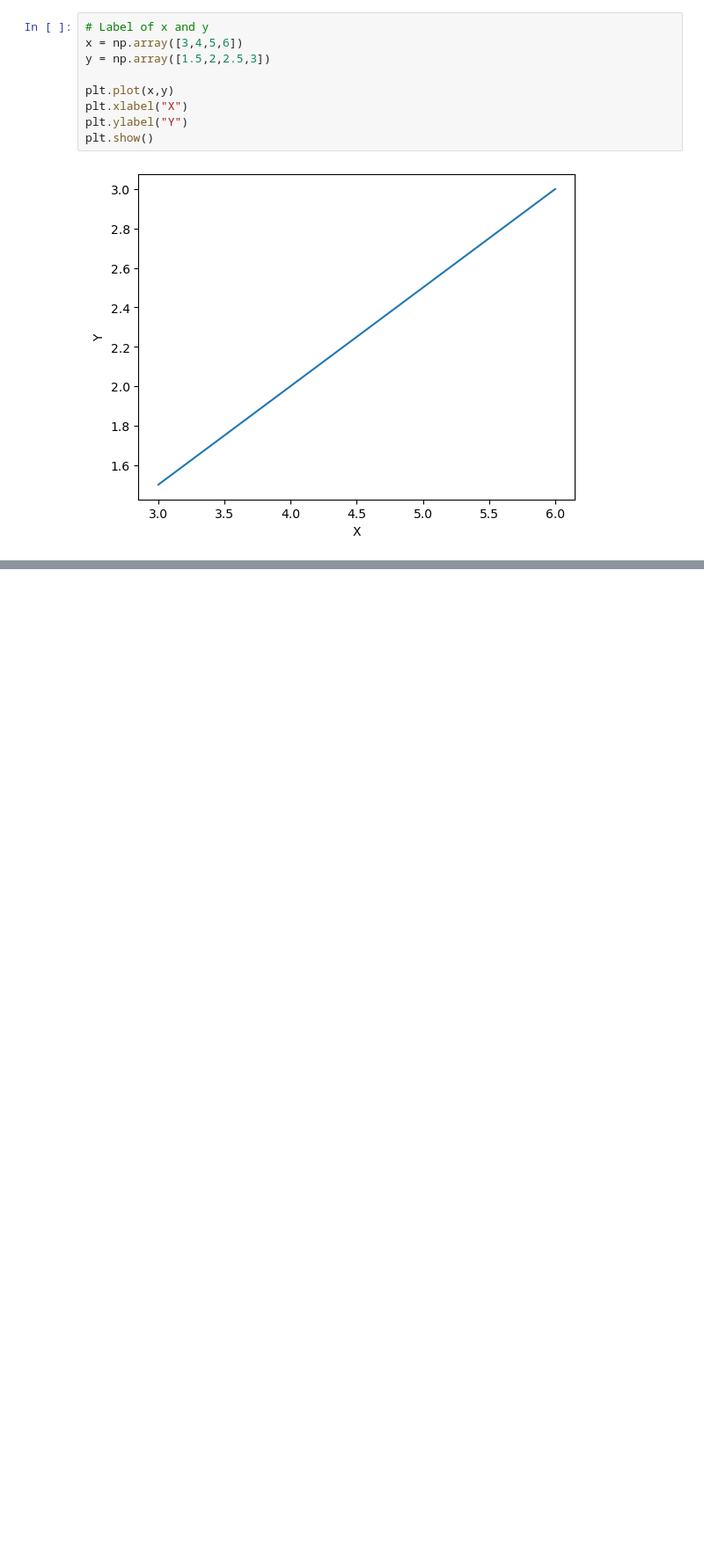
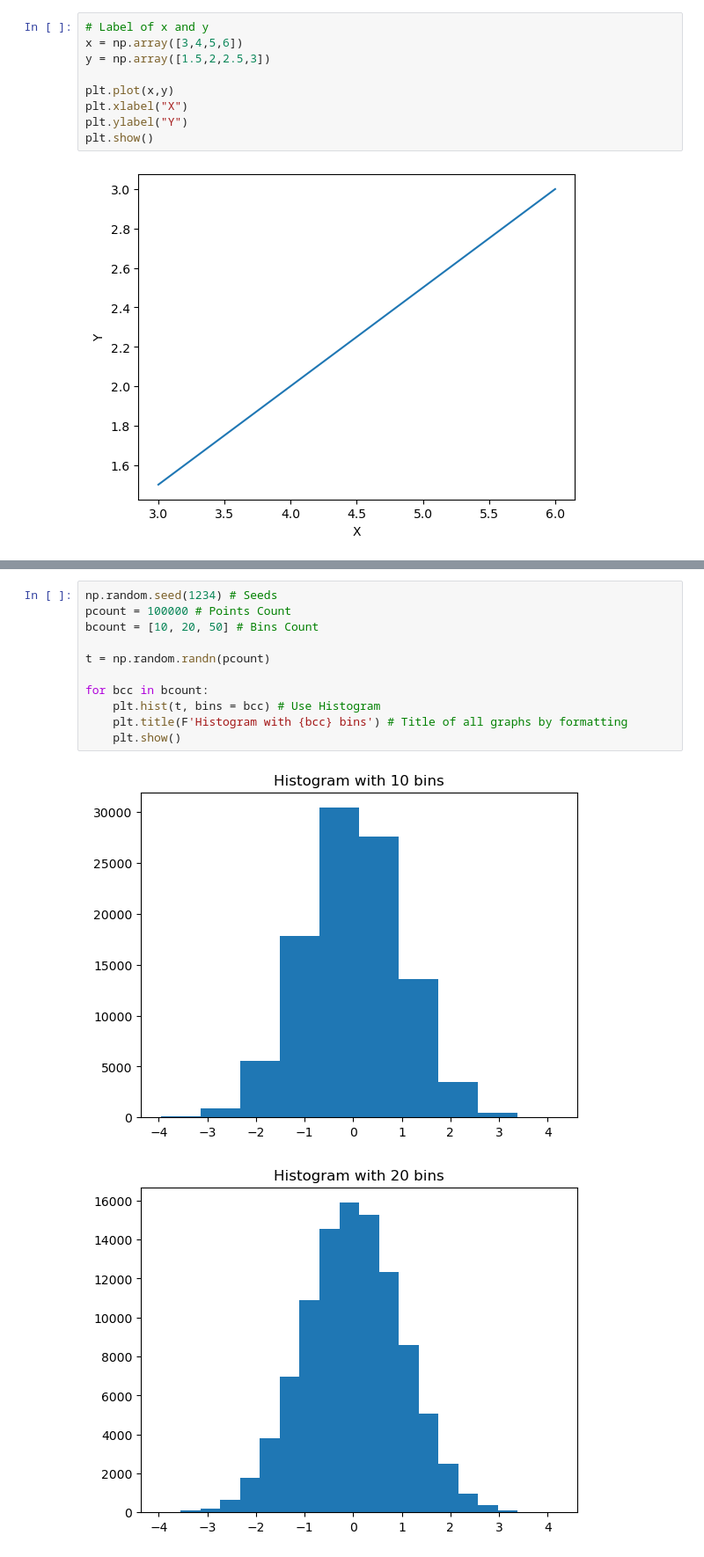
Before and after one commit to Dhrumil0103/Analyzing_Data_with_Python, a Jupyter notebook: Analyzing Data with Python.ipynb, the cells around one changed output, grey strips where cells are left out. Shown at 88% size. Cells and saved outputs as stored; diff of their text form; blank space fills up the shorter version.

```diff
--- a/Analyzing Data with Python.ipynb
+++ b/Analyzing Data with Python.ipynb
@@ -211,0 +240,14 @@ plt.show()
+# %%
+np.random.seed(1234) # Seeds
+pcount = 100000 # Points Count
+bcount = [10, 20, 50] # Bins Count
+
+t = np.random.randn(pcount)
+
+for bcc in bcount:
+    plt.hist(t, bins = bcc) # Use Histogram
+    plt.title(F'Histogram with {bcc} bins') # Title of all graphs by formatting
+    plt.show()
+# %% [output]
+[figure, added]
+[figure, added]
```
Also changed, not shown: parts of 6 cells of this notebook.
